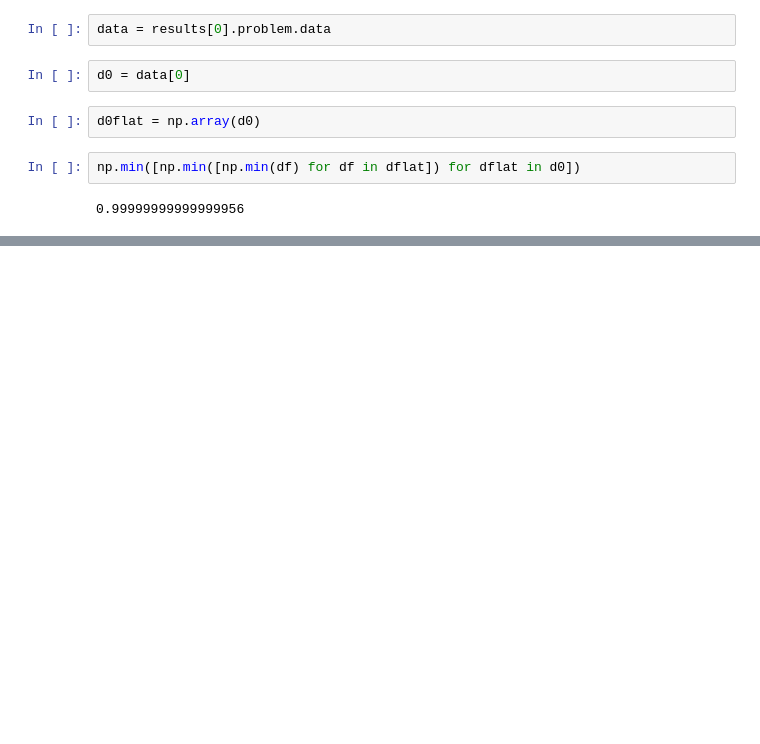
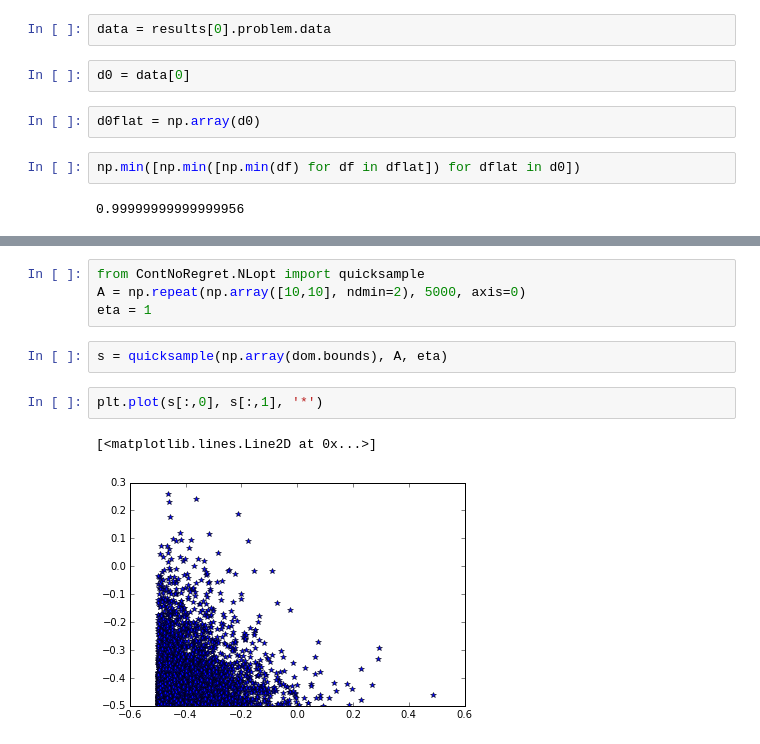
Before and after one commit to Balandat/cont_no_regret, a Jupyter notebook: Untitled.ipynb, the cells around one changed output, grey strips where cells are left out. Cells and saved outputs as stored; diff of their text form; blank space fills up the shorter version.

```diff
--- a/Untitled.ipynb
+++ b/Untitled.ipynb
@@ -120,0 +126,11 @@ ee.shape
+# %%
+from ContNoRegret.NLopt import quicksample
+A = np.repeat(np.array([10,10], ndmin=2), 5000, axis=0)
+eta = 1
+# %%
+s = quicksample(np.array(dom.bounds), A, eta)
+# %%
+plt.plot(s[:,0], s[:,1], '*')
+# %% [output]
+[<matplotlib.lines.Line2D at 0x...>]
+[figure, added]
```
Also changed, not shown: parts of 11 cells of this notebook, 3 other files.
